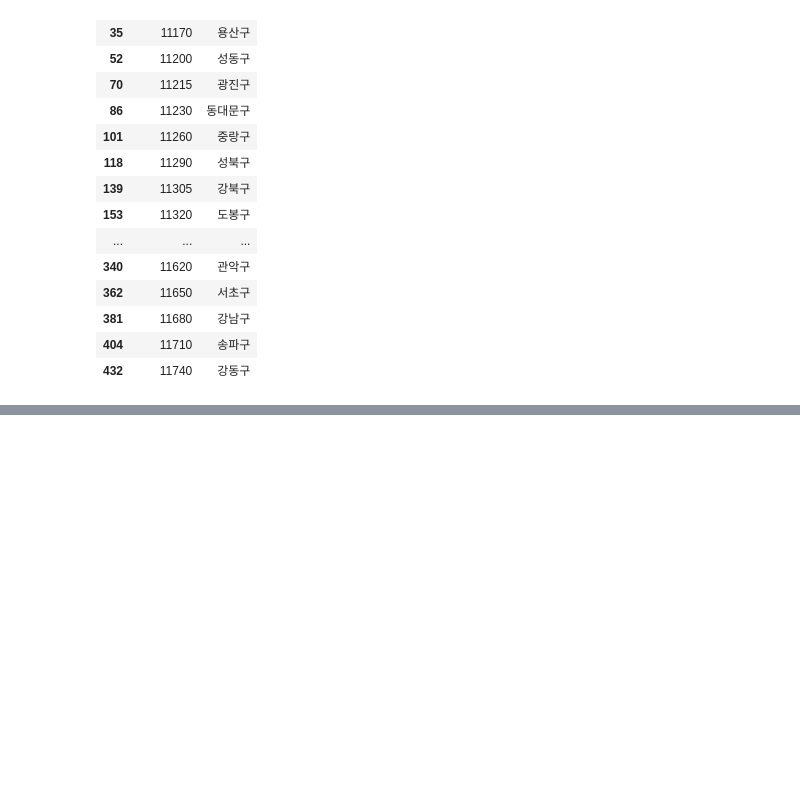
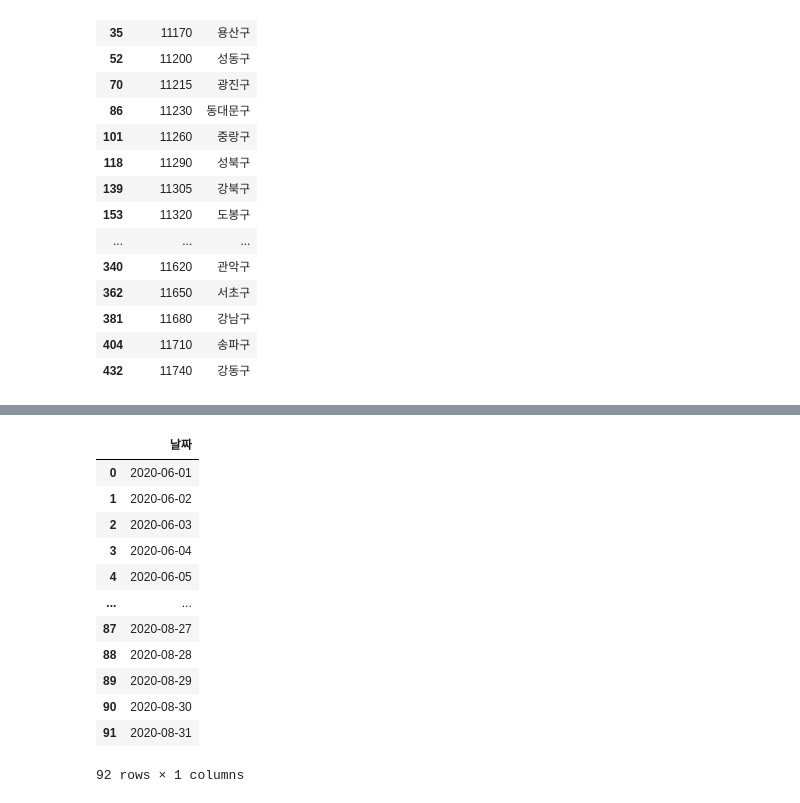
Before and after one commit to hwaneGithub/hwaneGithub.github.io, a Jupyter notebook: 서울 20~30대 생활인구(6~8월).ipynb, the cells around one changed output, grey strips where cells are left out. Cells and saved outputs as stored; diff of their text form; code cells hidden in the pictures; blank space fills up the shorter version.

```diff
--- a/서울 20~30대 생활인구(6~8월).ipynb
+++ b/서울 20~30대 생활인구(6~8월).ipynb
@@ -112,0 +116,21 @@ local_people
+# %%
+# 날짜 데이터프레임
+date = pd.DataFrame(data = local_people['날짜'])
+date = date.drop_duplicates()
+date['날짜'] = pd.to_datetime(date['날짜'], format='%Y%m%d')
+date = date.reset_index(drop=True)
+date
+# %% [output]
+|  | 날짜 |
+| 0 | 2020-06-01 |
+| 1 | 2020-06-02 |
+| 2 | 2020-06-03 |
+| 3 | 2020-06-04 |
+| 4 | 2020-06-05 |
+| ... | ... |
+| 87 | 2020-08-27 |
+| 88 | 2020-08-28 |
+| 89 | 2020-08-29 |
+| 90 | 2020-08-30 |
+| 91 | 2020-08-31 |
+92 rows × 1 columns
```
Also changed, not shown: parts of 6 cells of this notebook.
